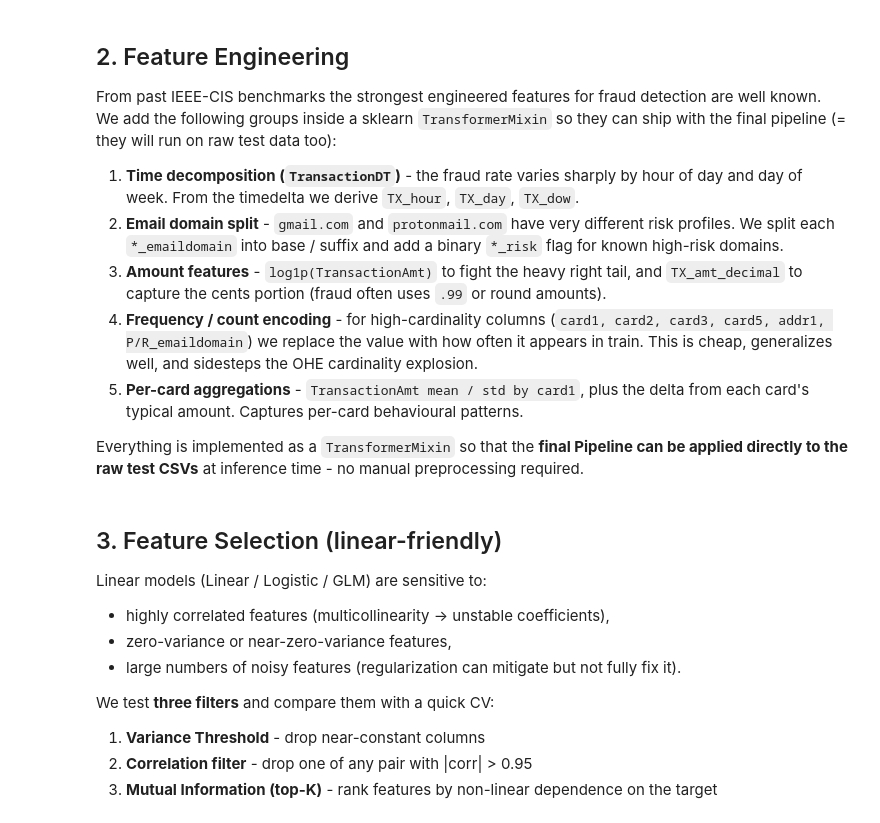
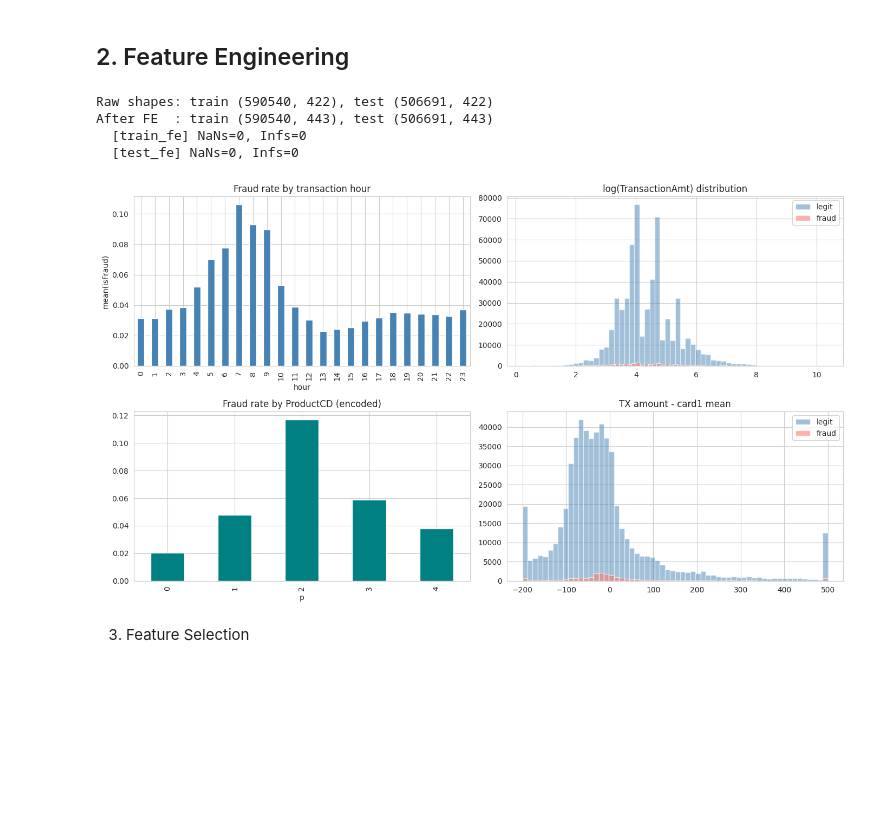
Before and after one commit to romaxod/ML-HW2, a Jupyter notebook: model_experiment_LinearRegression.ipynb, the cells around one changed output. Saved outputs shown, nothing was run; the diff lists cells and outputs as text; code cells hidden in the pictures; blank space fills up the shorter version.

Commit message:
linreg training

```diff
--- a/model_experiment_LinearRegression.ipynb
+++ b/model_experiment_LinearRegression.ipynb
@@ -57,11 +89,7 @@ print('MLflow experiment:', MLFLOW_EXPERIMENT)
 # %%
-# IEEE-CIS Fraud Detection has TWO files (transaction + identity) joined on TransactionID.
-# The raw CSVs are huge (~600MB train_transaction alone) so we
-#   1) read with float32 / int32 to halve memory
-#   2) merge on TransactionID with a LEFT join (identity is optional per row)
-# A small SAMPLE_FRAC is exposed for quick local experimentation; on Kaggle set it to 1.0.
-DATA_DIR = "data"          # change to "/kaggle/input/ieee-fraud-detection" on Kaggle
-SAMPLE_FRAC = 1.0          # use e.g. 0.2 locally if memory is tight
+
+DATA_DIR = "/kaggle/input/competitions/ieee-fraud-detection/"
+SAMPLE_FRAC = 1.0
 
 def reduce_mem(df):
     """Downcast numeric dtypes - typical 50-70% memory saving."""
@@ -171,29 +199,5 @@ CLEANING ANALYSIS:
 # %% [markdown]
 ## 2. Feature Engineering
-
-From past IEEE-CIS benchmarks the strongest engineered features for fraud detection
-are well known. We add the following groups inside a sklearn `TransformerMixin` so
-they can ship with the final pipeline (= they will run on raw test data too):
-
-1. **Time decomposition (`TransactionDT`)** - the fraud rate varies sharply by hour
-   of day and day of week. From the timedelta we derive `TX_hour`, `TX_day`,
-   `TX_dow`.
-2. **Email domain split** - `gmail.com` and `protonmail.com` have very different
-   risk profiles. We split each `*_emaildomain` into base / suffix and add a
-   binary `*_risk` flag for known high-risk domains.
-3. **Amount features** - `log1p(TransactionAmt)` to fight the heavy right tail,
-   and `TX_amt_decimal` to capture the cents portion (fraud often uses `.99`
-   or round amounts).
-4. **Frequency / count encoding** - for high-cardinality columns
-   (`card1, card2, card3, card5, addr1, P/R_emaildomain`) we replace the value
-   with how often it appears in train. This is cheap, generalizes well, and
-   sidesteps the OHE cardinality explosion.
-5. **Per-card aggregations** - `TransactionAmt mean / std by card1`, plus the
-   delta from each card's typical amount. Captures per-card behavioural patterns.
-
-Everything is implemented as a `TransformerMixin` so that the **final Pipeline can
-be applied directly to the raw test CSVs** at inference time - no manual
-preprocessing required.
 # %%
 EMAIL_HIGH_RISK = {'protonmail.com','mail.com','outlook.es','aim.com',
                    'anonymous.com'}
@@ -322,62 +327,45 @@ def assert_finite(df, name):
 
 X_train_fe = assert_finite(X_train_fe, 'train_fe')
 X_test_fe  = assert_finite(X_test_fe,  'test_fe')
+# %% [output]
+Raw shapes: train (590540, 422), test (506691, 422)
+After FE  : train (590540, 443), test (506691, 443)
+  [train_fe] NaNs=0, Infs=0
+  [test_fe] NaNs=0, Infs=0
 # %%
 # Visualise a few engineered features vs target
 fig, ax = plt.subplots(2, 2, figsize=(14, 8))
 
 # fraud rate by hour
 hr = pd.DataFrame({'hour': X_train_fe['TX_hour'], 'fraud': y})
 hr.groupby('hour')['fraud'].mean().plot(kind='bar', ax=ax[0,0], color='steelblue')
 ax[0,0].set_title('Fraud rate by transaction hour')
 ax[0,0].set_ylabel('mean(isFraud)')
 
 # log amount distribution
 ax[0,1].hist(X_train_fe.loc[y==0,'TX_amt_log'], bins=60, alpha=.5, label='legit', color='steelblue')
 ax[0,1].hist(X_train_fe.loc[y==1,'TX_amt_log'], bins=60, alpha=.6, label='fraud', color='salmon')
 ax[0,1].legend(); ax[0,1].set_title('log(TransactionAmt) distribution')
 
 # fraud rate by ProductCD if encoded
 if 'ProductCD' in X_train_fe.columns:
     pcd = pd.DataFrame({'p': X_train_fe['ProductCD'], 'fraud': y})
     pcd.groupby('p')['fraud'].mean().plot(kind='bar', ax=ax[1,0], color='teal')
     ax[1,0].set_title('Fraud rate by ProductCD (encoded)')
 
 # card1_amt_diff for fraud vs legit
 if 'card1_amt_diff' in X_train_fe.columns:
     ax[1,1].hist(X_train_fe.loc[y==0,'card1_amt_diff'].clip(-200,500), bins=60,
                  alpha=.5, label='legit', color='steelblue')
     ax[1,1].hist(X_train_fe.loc[y==1,'card1_amt_diff'].clip(-200,500), bins=60,
                  alpha=.6, label='fraud', color='salmon')
     ax[1,1].legend(); ax[1,1].set_title('TX amount - card1 mean')
 
 plt.tight_layout(); plt.show()
-
-print("""
-FEATURE-ENGINEERING ANALYSIS:
-- The fraud rate at night (roughly 3-7 AM) is often 2-3x higher than at peak
-  hours, so `TX_hour` should give the model a strong, cheap signal.
-- The log(amount) histograms differ noticeably between legit and fraud
-  (fraud has a wider tail and more low-value transactions). Linear models
-  benefit a lot from `TX_amt_log` instead of the raw, heavy-tailed amount.
-- The per-card aggregation `card1_amt_diff` measures how far a transaction
-  deviates from that card's usual amount. This deviation is one of the strongest
-  fraud predictors in the literature.
-""")
+# %% [output]
+[figure, added]
 # %% [markdown]
-## 3. Feature Selection (linear-friendly)
-
-Linear models (Linear / Logistic / GLM) are sensitive to:
-
-* highly correlated features (multicollinearity -> unstable coefficients),
-* zero-variance or near-zero-variance features,
-* large numbers of noisy features (regularization can mitigate but not fully fix it).
-
-We test **three filters** and compare them with a quick CV:
-
-1. **Variance Threshold** - drop near-constant columns
-2. **Correlation filter** - drop one of any pair with |corr| > 0.95
-3. **Mutual Information (top-K)** - rank features by non-linear dependence on the target
+3. Feature Selection
 # %%
 # 3.1 Variance threshold (drop near-constant)
 vt = VarianceThreshold(threshold=0.01)
```
Also changed, not shown: parts of 37 cells of this notebook.
